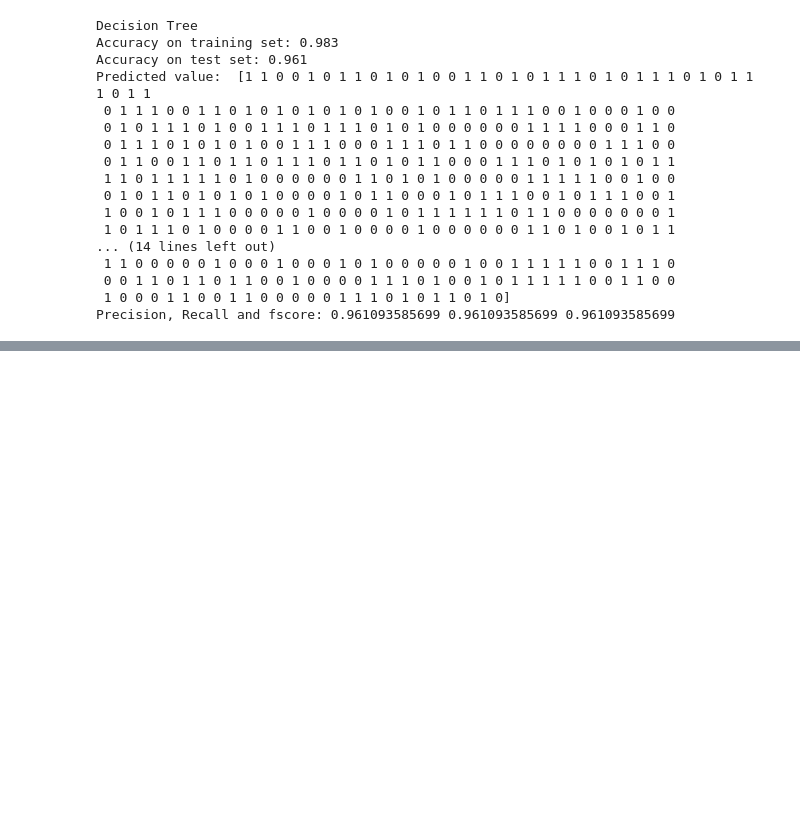
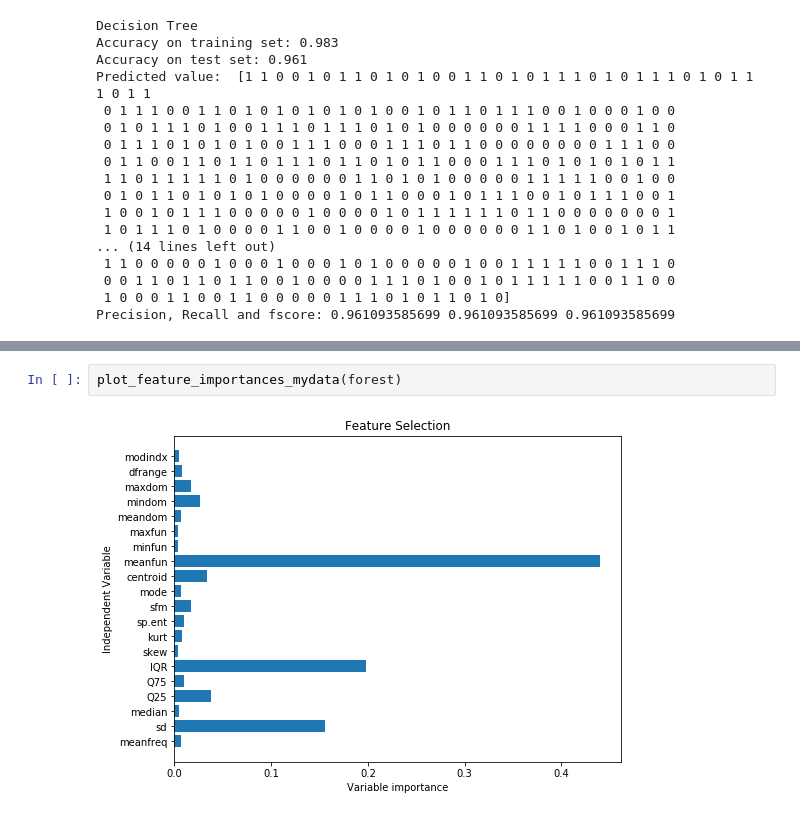
Before and after one commit to singhamanraj/Gender-Voice-Recognition_Machine-Learning, a Jupyter notebook: MLProject -VoiceRecognition.ipynb, the cells around one changed output, grey strips where cells are left out. Cells and saved outputs as stored; diff of their text form; blank space fills up the shorter version.

```diff
--- a/MLProject -VoiceRecognition.ipynb
+++ b/MLProject -VoiceRecognition.ipynb
@@ -158,0 +240,4 @@ Precision, Recall and fscore: 0.961093585699 0.961093585699 0.961093585699
+# %%
+plot_feature_importances_mydata(forest)
+# %% [output]
+[figure, added]
```
Also changed, not shown: parts of 4 cells of this notebook.
